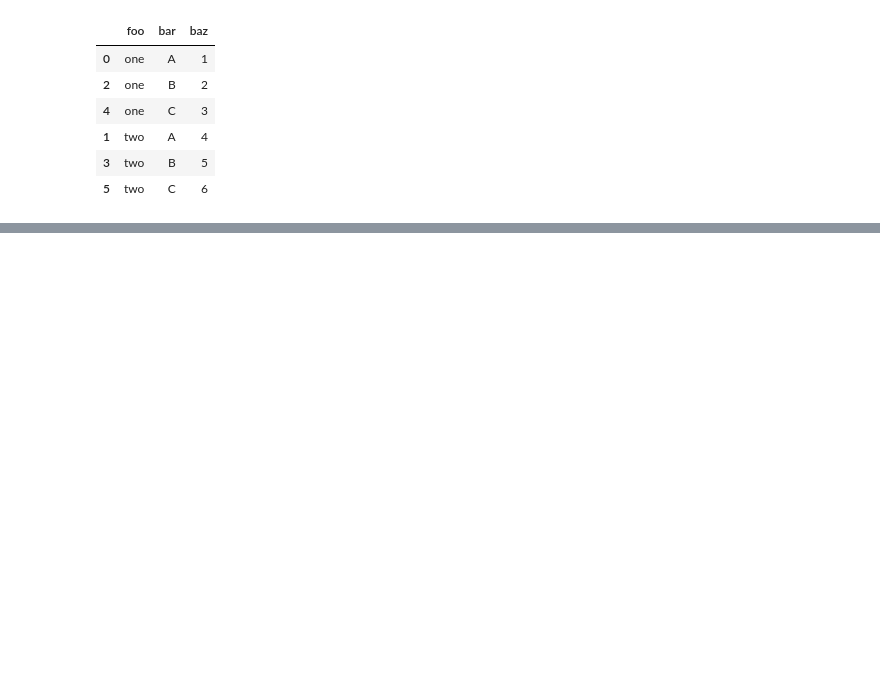
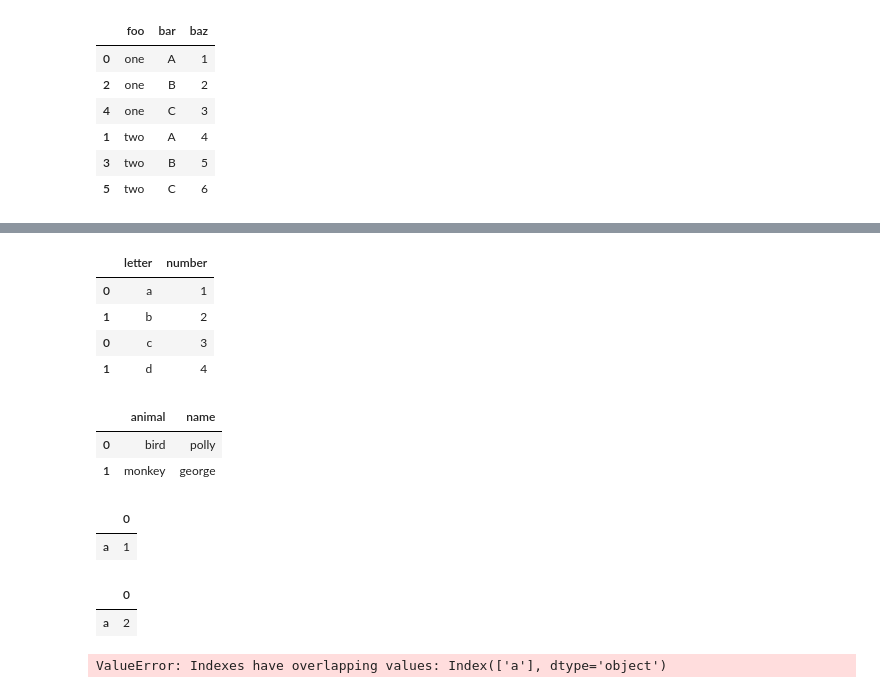
Before and after one commit to julesdata/study, a Jupyter notebook: Python/Pandas Cheat Sheet/6.Reshaping Data.ipynb, the cells around one changed output, grey strips where cells are left out. Saved outputs shown, nothing was run; the diff lists cells and outputs as text; code cells hidden in the pictures; blank space fills up the shorter version.

```diff
--- a/Python/Pandas Cheat Sheet/6.Reshaping Data.ipynb
+++ b/Python/Pandas Cheat Sheet/6.Reshaping Data.ipynb
@@ -268,0 +362,32 @@ df3.melt(
+# %%
+pd.concat([df1,df3], join='inner') #join 파라미터를 설정하면 공통 열 만 행결합
+# %% [output]
+|  | letter | number |
+| 0 | a | 1 |
+| 1 | b | 2 |
+| 0 | c | 3 |
+| 1 | d | 4 |
+# %%
+df4 = pd.DataFrame([['bird', 'polly'], ['monkey', 'george']],
+                   columns=['animal', 'name'])
+df4
+# %% [output]
+|  | animal | name |
+| 0 | bird | polly |
+| 1 | monkey | george |
+# %%
+df5 = pd.DataFrame([1], index=['a'])
+df5
+# %% [output]
+|  | 0 |
+| a | 1 |
+# %%
+df6 = pd.DataFrame([2], index=['a'])
+df6
+# %% [output]
+|  | 0 |
+| a | 2 |
+# %%
+pd.concat([df5, df6], verify_integrity=True) # 중복된 index가 있는지 확인. 있으면 error남
+# %% [output]
+ValueError: Indexes have overlapping values: Index(['a'], dtype='object')
```
Also changed, not shown: parts of 14 cells of this notebook.
